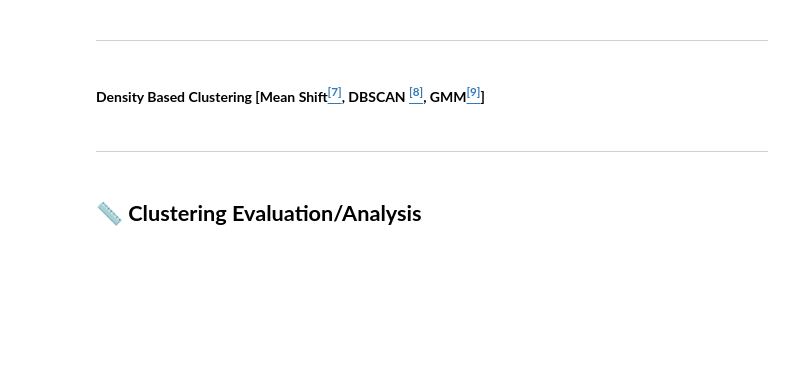
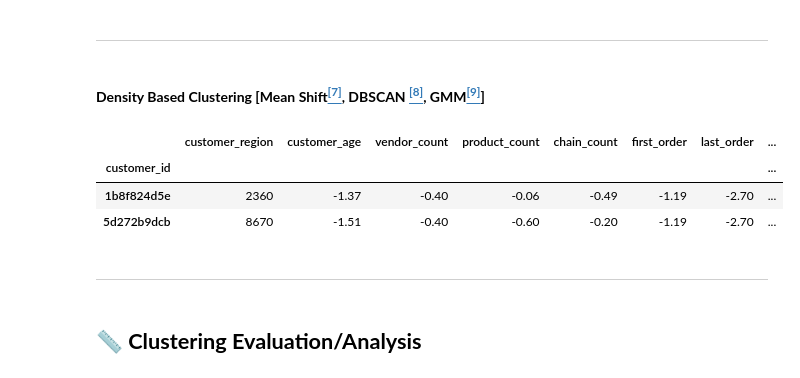
Before and after one commit to Silvestre17/DM_FoodDeliveryClustering_MasterProject, a Jupyter notebook: DM2425_Part2_37_06.ipynb, the cells around one changed output. Drawn from its saved outputs; the diff is of its cells as text; code cells hidden in the pictures; blank space fills up the shorter version.

```diff
--- a/DM2425_Part2_37_06.ipynb
+++ b/DM2425_Part2_37_06.ipynb
@@ -198,7 +195,7 @@ weekdays_dict
 #### **Hierarchical Clustering Algorithm[<sup>[1]</sup>](https://scikit-learn.org/stable/modules/generated/sklearn.cluster.AgglomerativeClustering.html)**
 # %%
 # Importing the HC cluster labels
-HC_labels = pd.read_parquet('data/DM2425_ABCDEats_Hierarchical_Clustering.parquet')
+HC_labels = pd.read_parquet('data/DM2423_ABCDEats_HierarchicalClustering.parquet')
 
 # Rename the column 'labels', 'labels_value', 'labels_behaviors' to 'HC_labels', 'HC_labels_value', 'HC_labels_behaviors'
 HC_labels.rename(columns={'labels': 'HC_labels', 'labels_value': 'HC_labels_value', 'labels_behaviors': 'HC_labels_behaviors'}, inplace=True)
@@ -209,7 +208,7 @@ ABCDEats = ABCDEats.merge(HC_labels, on='customer_id')
 #### **K-Means Algorithm[<sup>[2]</sup>](https://scikit-learn.org/stable/modules/generated/sklearn.cluster.KMeans.html)**
 # %%
 # Importing the KMeans cluster labels
-KMeans_labels = pd.read_parquet('data/DM2425_ABCDEats_KMeans_Clustering.parquet')
+KMeans_labels = pd.read_parquet('data/DM2425_ABCDEats_KMeansClustering.parquet')
 
 # Rename the column 'labels', 'labels_value', 'labels_behaviors' to 'KMeans_labels', 'KMeans_labels_value', 'KMeans_labels_behaviors'
 KMeans_labels.rename(columns={'labels': 'KMeans_labels', 'labels_value': 'KMeans_labels_value', 'labels_behaviors': 'KMeans_labels_behaviors'}, inplace=True)
@@ -225,7 +220,37 @@ ABCDEats = ABCDEats.merge(KMeans_labels, on='customer_id')
+# %%
+# Importing the SOM cluster labels
+SOM_labels = pd.read_parquet('data/DM2425_ABCDEats_SOM_ClusterLabels.parquet')
+
+# Rename the column 'labels', 'labels_value', 'labels_behaviors' to 'SOM_labels', 'SOM_labels_value', 'SOM_labels_behaviors'
+SOM_labels.rename(columns={'labels': 'SOM_labels', 'labels_value': 'SOM_labels_value', 'labels_behaviors': 'SOM_labels_behaviors'}, inplace=True)
+
+# Merge the SOM_labels with the ABCDEats dataset
+ABCDEats = ABCDEats.merge(SOM_labels, on='customer_id')
 # %% [markdown]
 ---
 # %% [markdown]
 #### **Density Based Clustering [Mean Shift[<sup>[7]</sup>](https://scikit-learn.org/stable/modules/generated/sklearn.cluster.MeanShift.html), DBSCAN [<sup>[8]</sup>](https://scikit-learn.org/stable/modules/generated/sklearn.cluster.DBSCAN.html), GMM[<sup>[9]</sup>](https://scikit-learn.org/stable/modules/generated/sklearn.mixture.GaussianMixture.html)]**
+# %%
+# Importing the MD/DBSCAN/GMM cluster labels
+MD_DBSCAN_GMM_labels = pd.read_parquet('data/DM2425_ABCDEats_DensityBasedClustering.parquet')
+
+# Rename the column 'gmm_labels', 'gmm_labels_value', 'gmm_labels_behavior' to 'MD_DBSCAN_GMM_labels', 'MD_DBSCAN_GMM_labels_value', 'MD_DBSCAN_GMM_labels_behavior'
+#                   'ms_labels', 'ms_labels_value', 'ms_labels_behavior' to 'MD_DBSCAN_GMM_labels', 'MD_DBSCAN_GMM_labels_value', 'MD_DBSCAN_GMM_labels_behavior'
+#                   'dbscan_labels', 'dbscan_labels_value', 'dbscan_labels_behavior' to 'MD_DBSCAN_GMM_labels', 'MD_DBSCAN_GMM_labels_value', 'MD_DBSCAN_GMM_labels_behavior'
+MD_DBSCAN_GMM_labels.rename(columns={'gmm_labels': 'MD_DBSCAN_GMM_labels', 'gmm_labels_value': 'MD_DBSCAN_GMM_labels_value', 'gmm_labels_behavior': 'MD_DBSCAN_GMM_labels_behavior',
+                                     'ms_labels': 'MD_DBSCAN_GMM_labels', 'ms_labels_value': 'MD_DBSCAN_GMM_labels_value', 'ms_labels_behavior': 'MD_DBSCAN_GMM_labels_behavior',
+                                     'dbscan_labels': 'MD_DBSCAN_GMM_labels', 'dbscan_labels_value': 'MD_DBSCAN_GMM_labels_value', 'dbscan_labels_behavior': 'MD_DBSCAN_GMM_labels_behavior'}, inplace=True)
+
+# Merge the MD_DBSCAN_GMM_labels with the ABCDEats dataset
+ABCDEats = ABCDEats.merge(MD_DBSCAN_GMM_labels, on='customer_id')
+
+# Display the first 2 rows just to confirm the import was successful
+ABCDEats.head(2)
+# %% [output]
+|  | customer_region | customer_age | vendor_count | product_count | chain_count | first_order | last_order | ... |
+| customer_id |  |  |  |  |  |  |  | ... |
+| 1b8f824d5e | 2360 | -1.37 | -0.40 | -0.06 | -0.49 | -1.19 | -2.70 | ... |
+| 5d272b9dcb | 8670 | -1.51 | -0.40 | -0.60 | -0.20 | -1.19 | -2.70 | ... |
 # %% [markdown]
 ---
 # %% [markdown]
```
Also changed, not shown: parts of 24 cells of this notebook, 3 other files.
